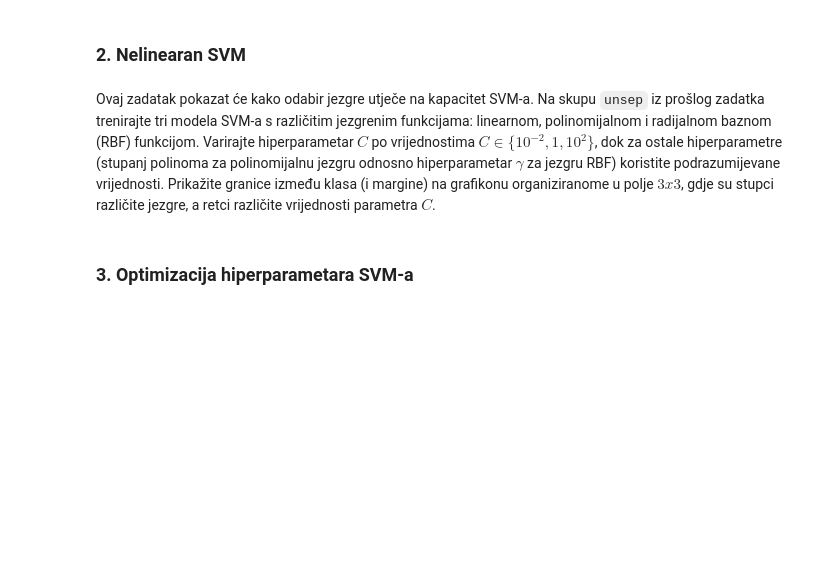
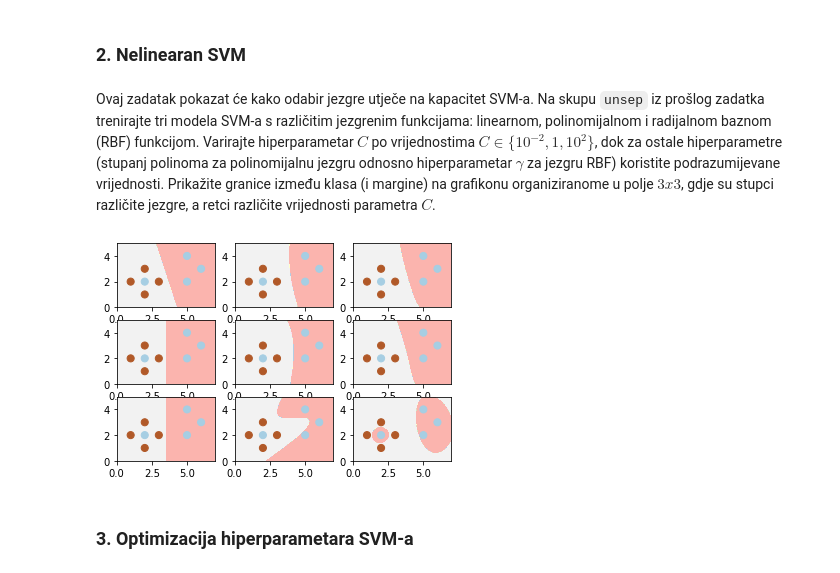
Before and after one commit to mateoim/su-lab-20-21, a Jupyter notebook: lab03/SU-2020-LAB03-0036509386.ipynb, the cells around one changed output. Saved outputs shown, nothing was run; the diff lists cells and outputs as text; code cells hidden in the pictures; blank space fills up the shorter version.

```diff
--- a/lab03/SU-2020-LAB03-0036509386.ipynb
+++ b/lab03/SU-2020-LAB03-0036509386.ipynb
@@ -216,3 +214,18 @@ Ovaj zadatak pokazat će kako odabir jezgre utječe na kapacitet SVM-a. Na skupu
+# %%
+kernels = ['linear', 'poly', 'rbf']
+c_list = [1E-2, 1, 1E2]
+
+index = 1
+
+for c in c_list:
+    for kernel in kernels:
+        clf2 = SVC(kernel=kernel, C=c)
+        clf2.fit(unsep_X, unsep_y)
+        plt.subplot(3, 3, index)
+        plot_2d_svc_problem(unsep_X, unsep_y, clf2)
+        index += 1
+# %% [output]
+[figure, added]
 # %% [markdown]
 ### 3. Optimizacija hiperparametara SVM-a
 # %% [markdown]
```
Also changed, not shown: parts of 3 cells of this notebook.
